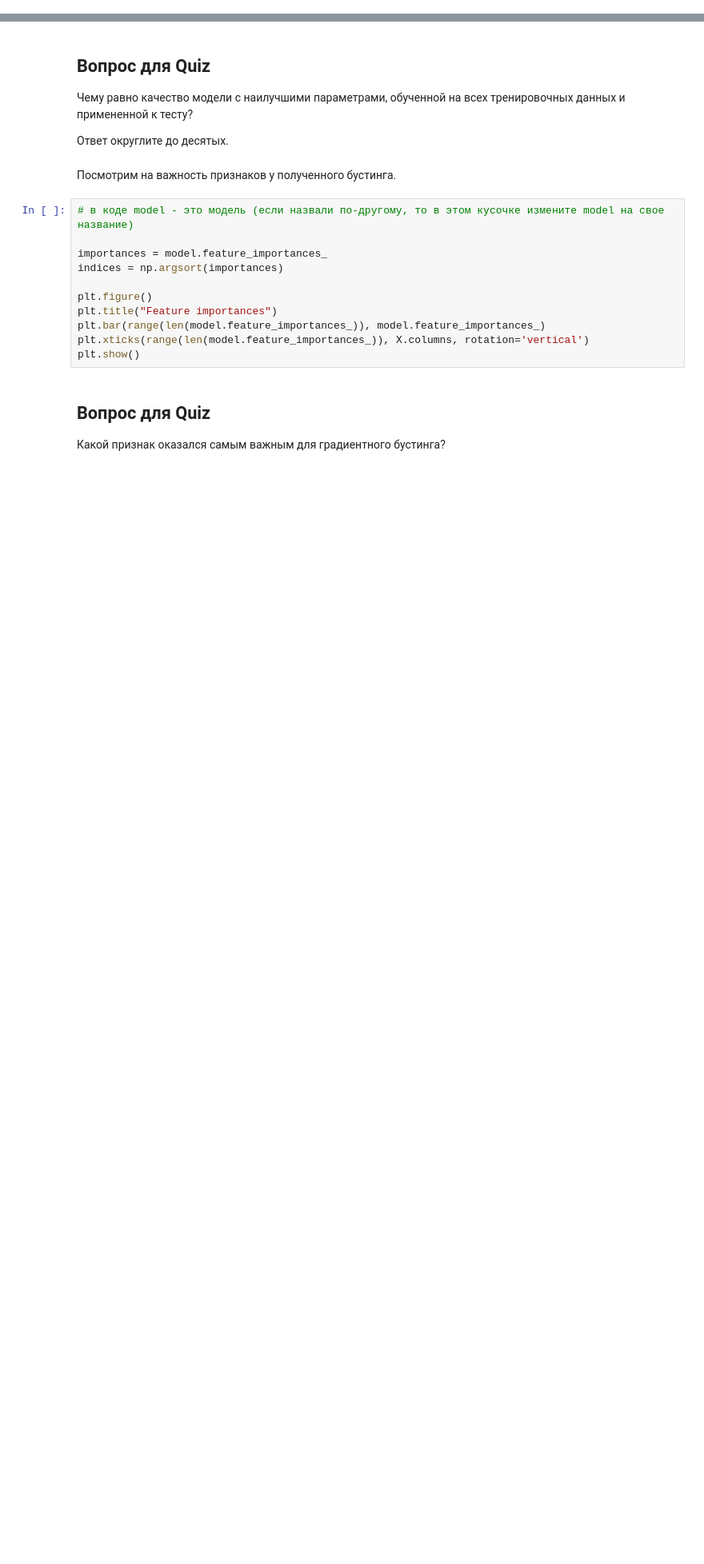
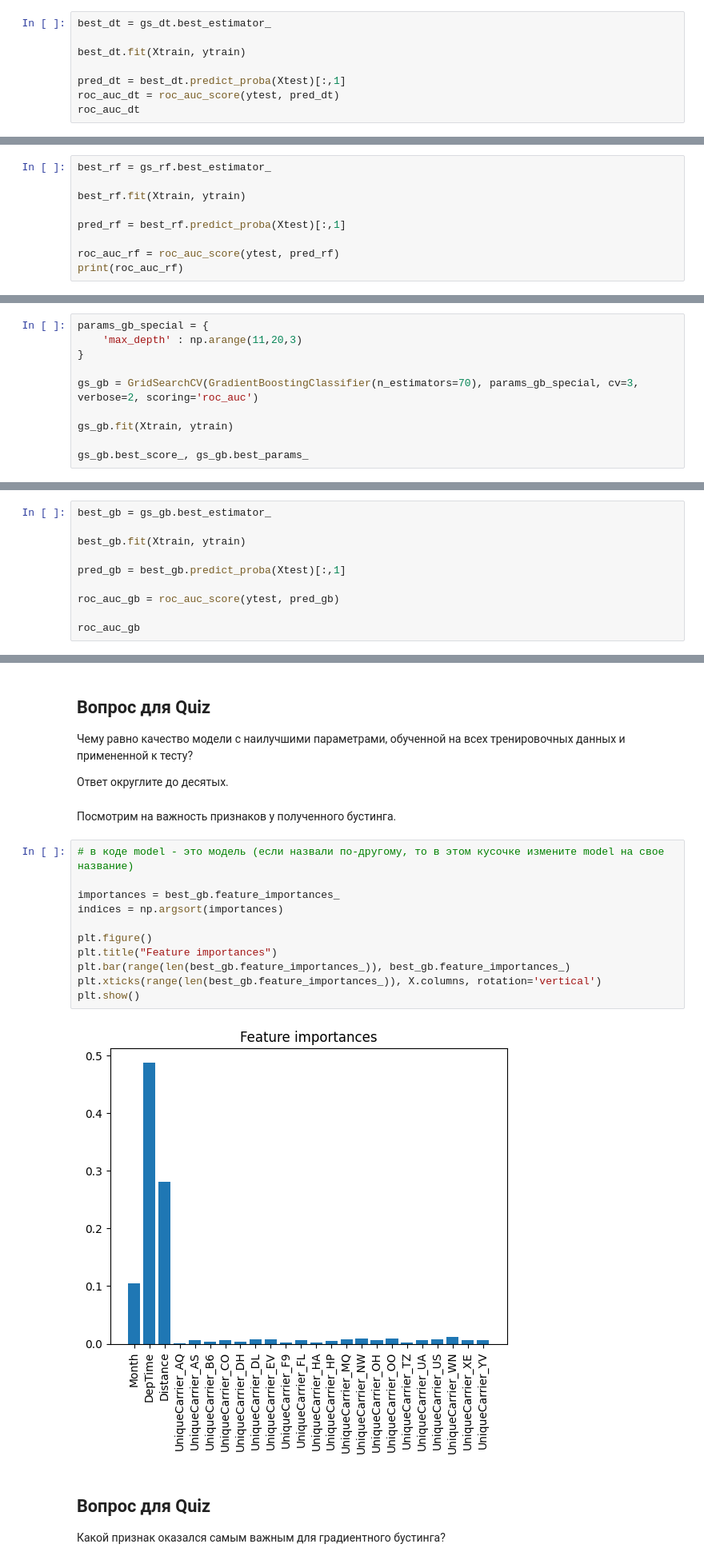
Before and after one commit to eclipseeyo/practiceML, a Jupyter notebook: Ensembles_task.ipynb, the cells around one changed output, grey strips where cells are left out. Shown: that part at 80% size. Saved outputs shown, nothing was run; the diff lists cells and outputs as text; blank space fills up the shorter version.

```diff
--- a/Ensembles_task.ipynb
+++ b/Ensembles_task.ipynb
@@ -426,0 +505,8 @@ Xtrain, Xtest, ytrain, ytest = train_test_split(X, y, test_size=0.25, random_sta
+# %%
+best_dt = gs_dt.best_estimator_
+
+best_dt.fit(Xtrain, ytrain)
+
+pred_dt = best_dt.predict_proba(Xtest)[:,1]
+roc_auc_dt = roc_auc_score(ytest, pred_dt)
+roc_auc_dt
@@ -435,0 +551,9 @@ Xtrain, Xtest, ytrain, ytest = train_test_split(X, y, test_size=0.25, random_sta
+# %%
+best_rf = gs_rf.best_estimator_
+
+best_rf.fit(Xtrain, ytrain)
+
+pred_rf = best_rf.predict_proba(Xtest)[:,1]
+
+roc_auc_rf = roc_auc_score(ytest, pred_rf)
+print(roc_auc_rf)
@@ -443,0 +568,10 @@ Xtrain, Xtest, ytrain, ytest = train_test_split(X, y, test_size=0.25, random_sta
+# %%
+params_gb_special = {
+    'max_depth' : np.arange(11,20,3)
+}
+
+gs_gb = GridSearchCV(GradientBoostingClassifier(n_estimators=70), params_gb_special, cv=3, verbose=2, scoring='roc_auc')
+
+gs_gb.fit(Xtrain, ytrain)
+
+gs_gb.best_score_, gs_gb.best_params_
@@ -448,0 +583,10 @@ Xtrain, Xtest, ytrain, ytest = train_test_split(X, y, test_size=0.25, random_sta
+# %%
+best_gb = gs_gb.best_estimator_
+
+best_gb.fit(Xtrain, ytrain)
+
+pred_gb = best_gb.predict_proba(Xtest)[:,1]
+
+roc_auc_gb = roc_auc_score(ytest, pred_gb)
+
+roc_auc_gb
@@ -457,14 +603,16 @@ Xtrain, Xtest, ytrain, ytest = train_test_split(X, y, test_size=0.25, random_sta
 # %%
 # в коде model - это модель (если назвали по-другому, то в этом кусочке измените model на свое название)
 
-importances = model.feature_importances_
+importances = best_gb.feature_importances_
 indices = np.argsort(importances)
 
 plt.figure()
 plt.title("Feature importances")
-plt.bar(range(len(model.feature_importances_)), model.feature_importances_)
-plt.xticks(range(len(model.feature_importances_)), X.columns, rotation='vertical')
+plt.bar(range(len(best_gb.feature_importances_)), best_gb.feature_importances_)
+plt.xticks(range(len(best_gb.feature_importances_)), X.columns, rotation='vertical')
 plt.show()
+# %% [output]
+[figure, added]
 # %% [markdown]
 ## Вопрос для Quiz
 
```
Also changed, not shown: parts of 21 cells of this notebook.
